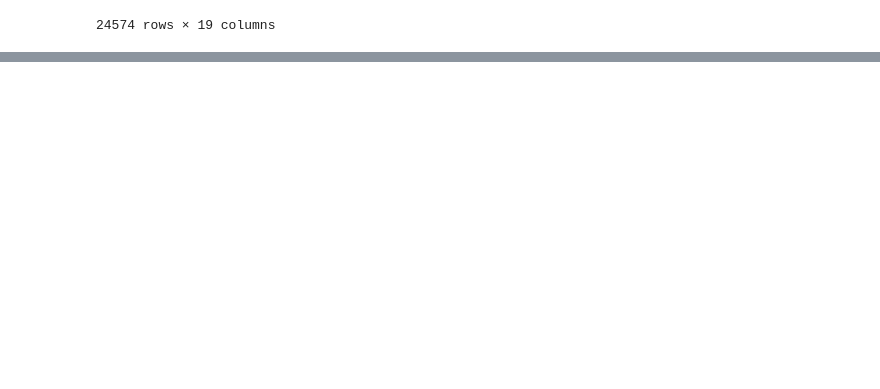
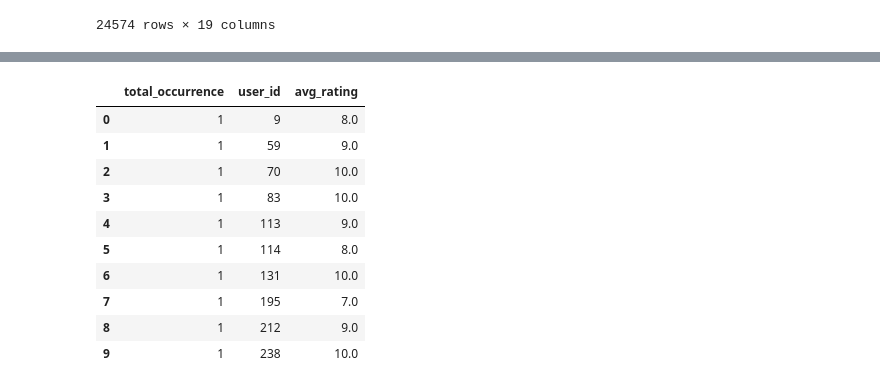
Before and after one commit to sdman135/DataBase-building-and-SQL-query-practice, a Jupyter notebook: Sqlite3.ipynb, the cells around one changed output, grey strips where cells are left out. Drawn from its saved outputs; the diff is of its cells as text; code cells hidden in the pictures; blank space fills up the shorter version.

```diff
--- a/Sqlite3.ipynb
+++ b/Sqlite3.ipynb
@@ -284,3 +300,28 @@ pd.read_sql_query("""select count(r.user_id) value_occurrence,a.name from Anime
+# %%
+least_frequent_rater = pd.read_sql_query("""select count(r.user_id) total_occurrence,r.user_id, avg(r.rating) avg_rating from Rating r
+                     inner join Anime a on a.anime_id = r.anime_id
+                     group by r.user_id
+                     order by total_occurrence asc
+
+                     limit 10
+
+                    ;""",conn)
+
+
+
+least_frequent_rater
+# %% [output]
+|  | total_occurrence | user_id | avg_rating |
+| 0 | 1 | 9 | 8.0 |
+| 1 | 1 | 59 | 9.0 |
+| 2 | 1 | 70 | 10.0 |
+| 3 | 1 | 83 | 10.0 |
+| 4 | 1 | 113 | 9.0 |
+| 5 | 1 | 114 | 8.0 |
+| 6 | 1 | 131 | 10.0 |
+| 7 | 1 | 195 | 7.0 |
+| 8 | 1 | 212 | 9.0 |
+| 9 | 1 | 238 | 10.0 |
 # %%
 pd.read_sql_query("""select count(r.user_id) value_occurrence, r.user_id,
                             a.name,a.anime_id, a.rank from Anime a
```
Also changed, not shown: parts of 2 cells of this notebook.
